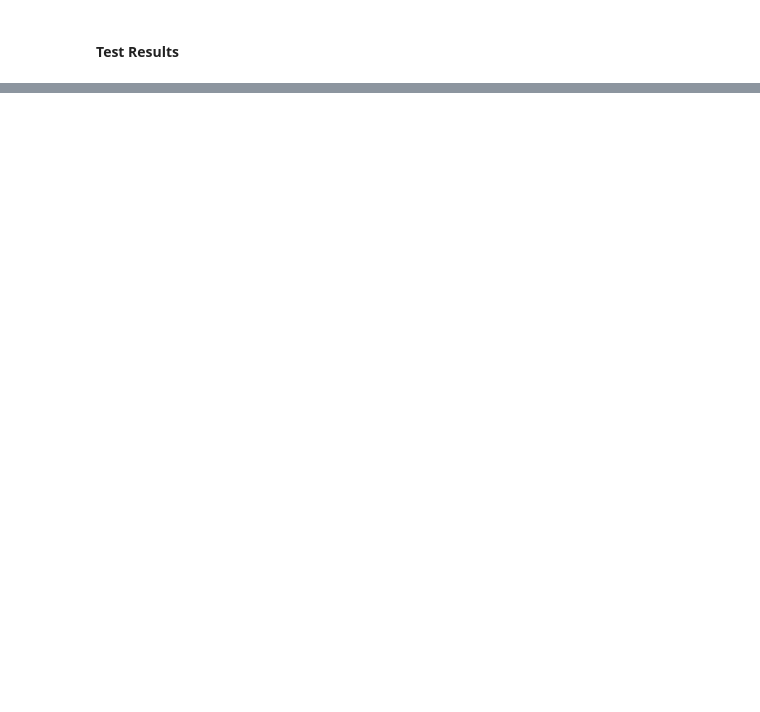
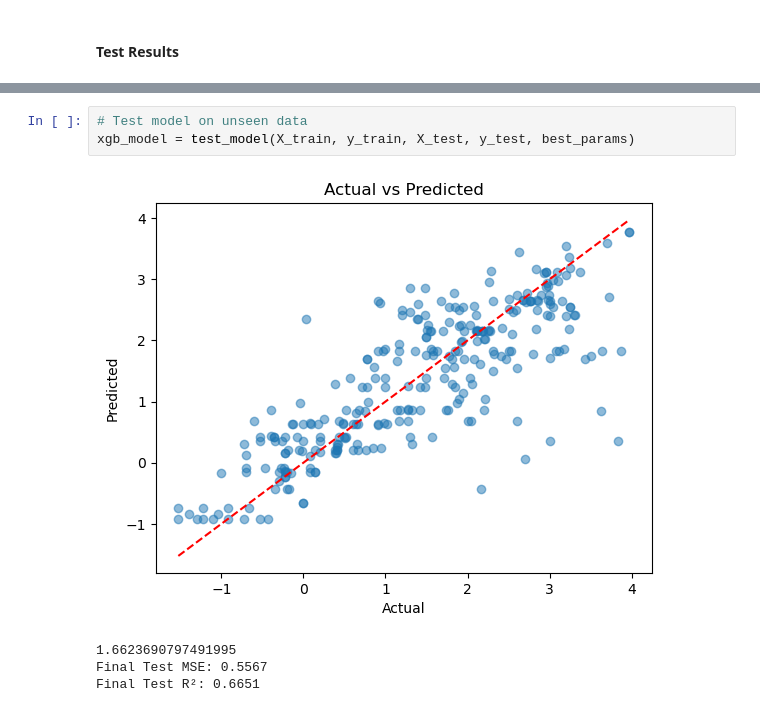
Before and after one commit to AliceTernois/c242_project, a Jupyter notebook: rianna_models2.ipynb, the cells around one changed output, grey strips where cells are left out. Cells and saved outputs as stored; diff of their text form; blank space fills up the shorter version.

```diff
--- a/rianna_models2.ipynb
+++ b/rianna_models2.ipynb
@@ -158,3 +172,11 @@ Final Test R²: 0.6554
+# %%
+# Test model on unseen data
+xgb_model = test_model(X_train, y_train, X_test, y_test, best_params)
+# %% [output]
+[figure, added]
+1.6623690797491995
+Final Test MSE: 0.5567
+Final Test R²: 0.6651
 # %%
 feat_imps = xgb_model.feature_importances_
 print(feat_imps)
```
Also changed, not shown: parts of 22 cells of this notebook.
